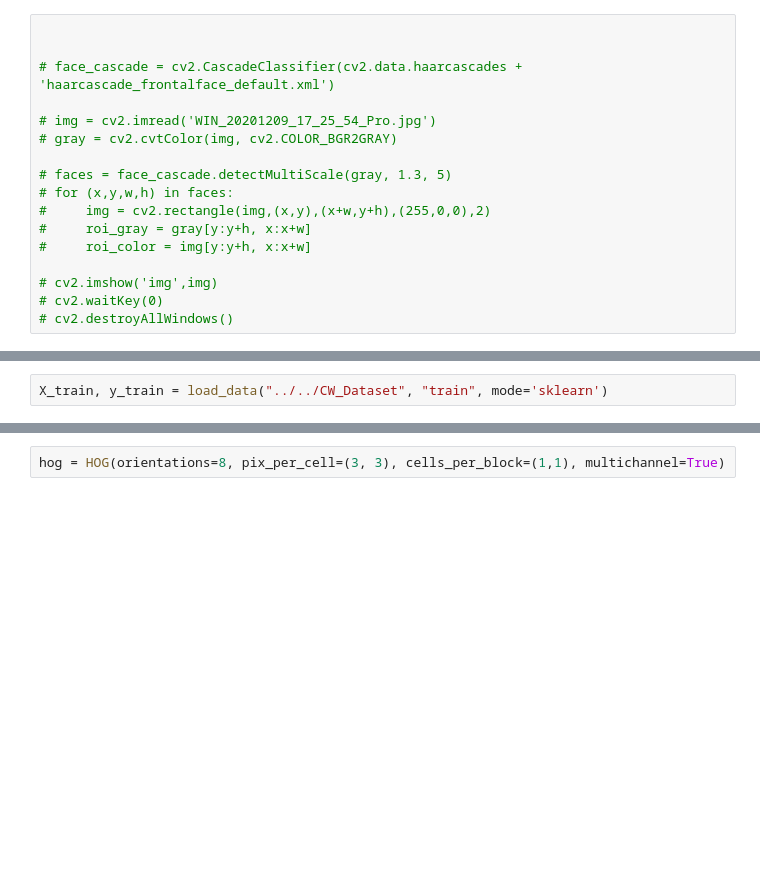
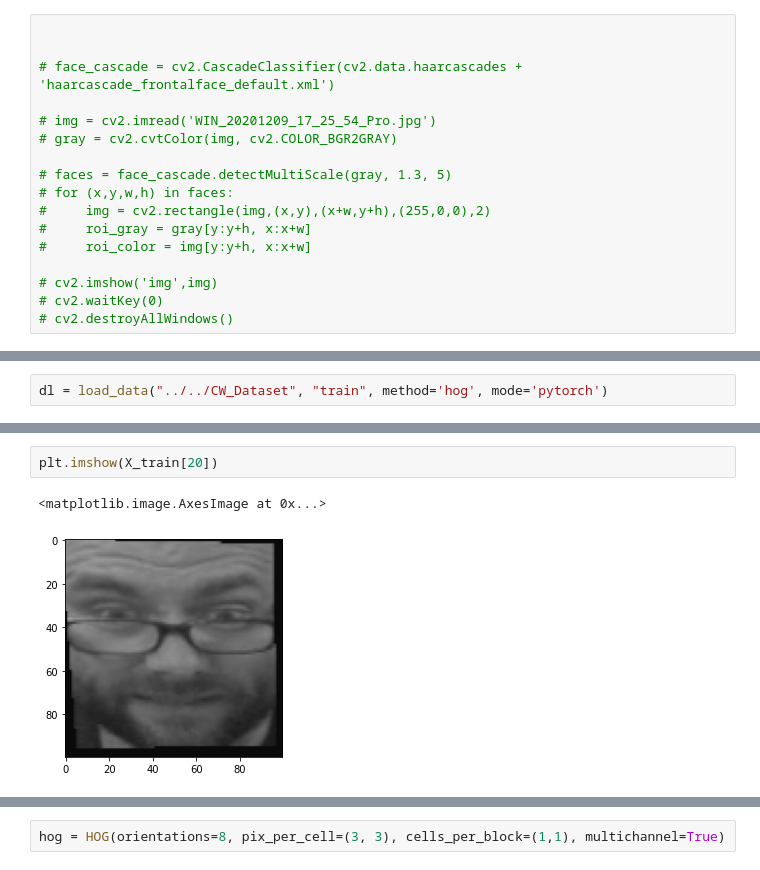
Before and after one commit to brennerswenson/emotion_recognition, a Jupyter notebook: Code/notebooks/initial_exploration.ipynb, the cells around one changed output, grey strips where cells are left out. Drawn from its saved outputs; the diff is of its cells as text; blank space fills up the shorter version.

```diff
--- a/Code/notebooks/initial_exploration.ipynb
+++ b/Code/notebooks/initial_exploration.ipynb
@@ -146,4 +162,4 @@ class EmotionRecMLP(nn.Module):
         x = self.fc4(x)
         return x
 # %%
-X_train, y_train = load_data("../../CW_Dataset", "train", mode='sklearn')
+dl = load_data("../../CW_Dataset", "train", method='hog', mode='pytorch')
@@ -151,0 +196,5 @@ INFO:__main__:Successfully loaded 9816 images
+# %%
+plt.imshow(X_train[20])
+# %% [output]
+<matplotlib.image.AxesImage at 0x...>
+[figure, added]
```
Also changed, not shown: parts of 6 cells of this notebook, 6 other files.
